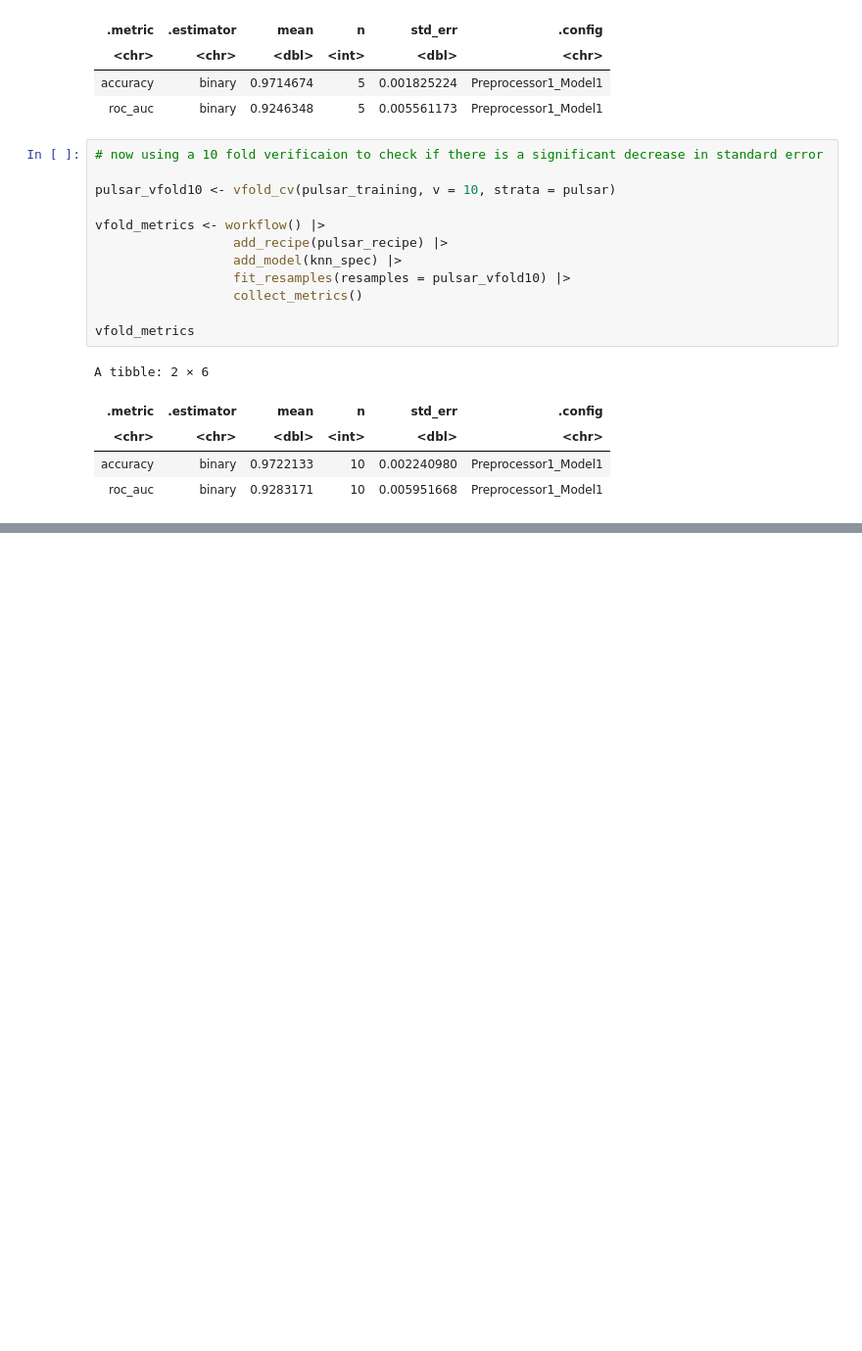
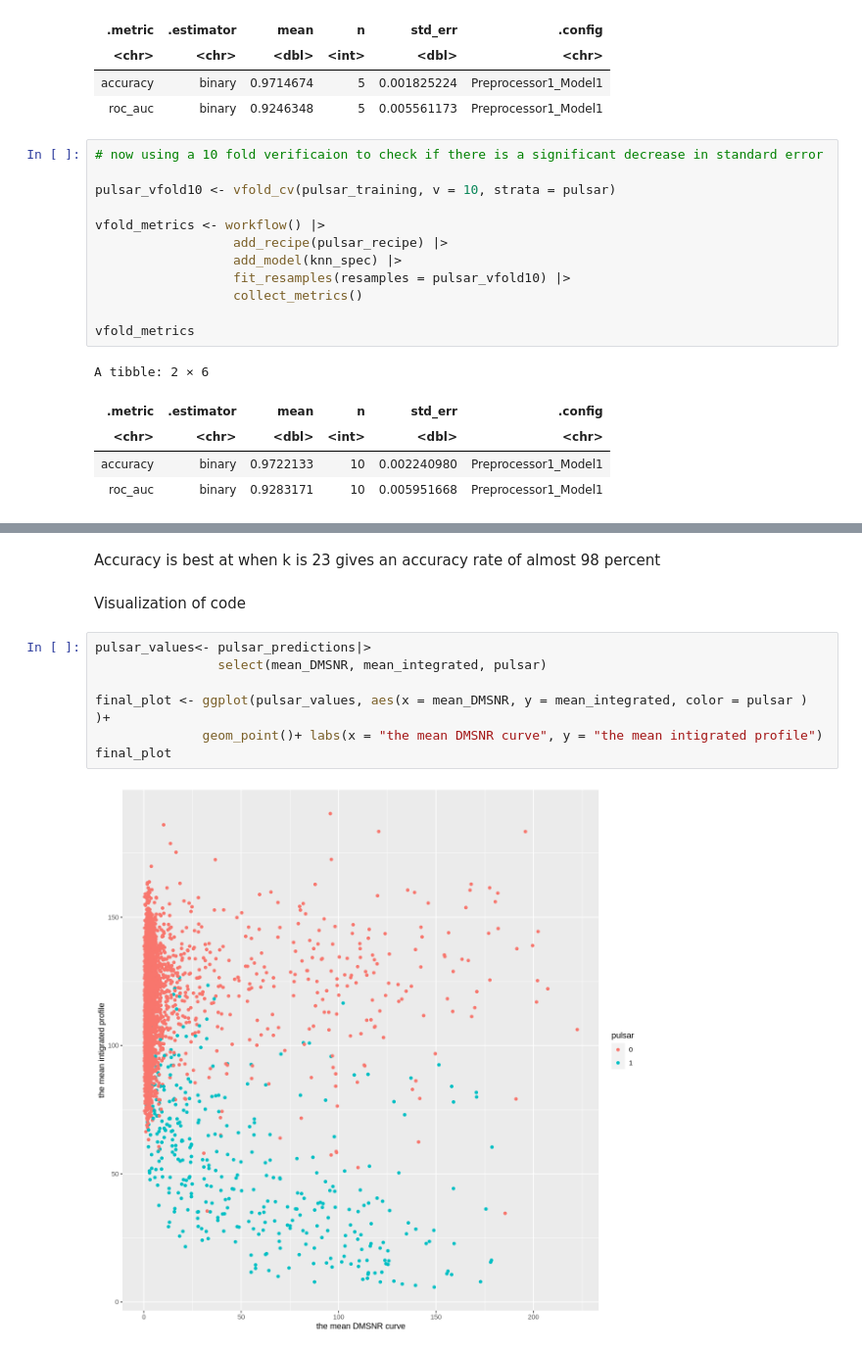
Before and after one commit to anaralea/DSCI100_2022W_GROUP101, a Jupyter notebook: GroupProject101.ipynb, the cells around one changed output, grey strips where cells are left out. Shown at 98% size. Cells and saved outputs as stored; diff of their text form; blank space fills up the shorter version.

Commit message:
Added visualization part

```diff
--- a/GroupProject101.ipynb
+++ b/GroupProject101.ipynb
@@ -379,0 +402,14 @@ accuracy_vs_k
+# %% [markdown]
+Accuracy is best at when k is 23
+gives an accuracy rate of almost 98 percent
+# %% [markdown]
+Visualization of code
+# %%
+pulsar_values<- pulsar_predictions|>
+                select(mean_DMSNR, mean_integrated, pulsar)
+
+final_plot <- ggplot(pulsar_values, aes(x = mean_DMSNR, y = mean_integrated, color = pulsar ) )+
+              geom_point()+ labs(x = "the mean DMSNR curve", y = "the mean intigrated profile")
+final_plot
+# %% [output]
+[figure, added]
```
Also changed, not shown: parts of 11 cells of this notebook.
